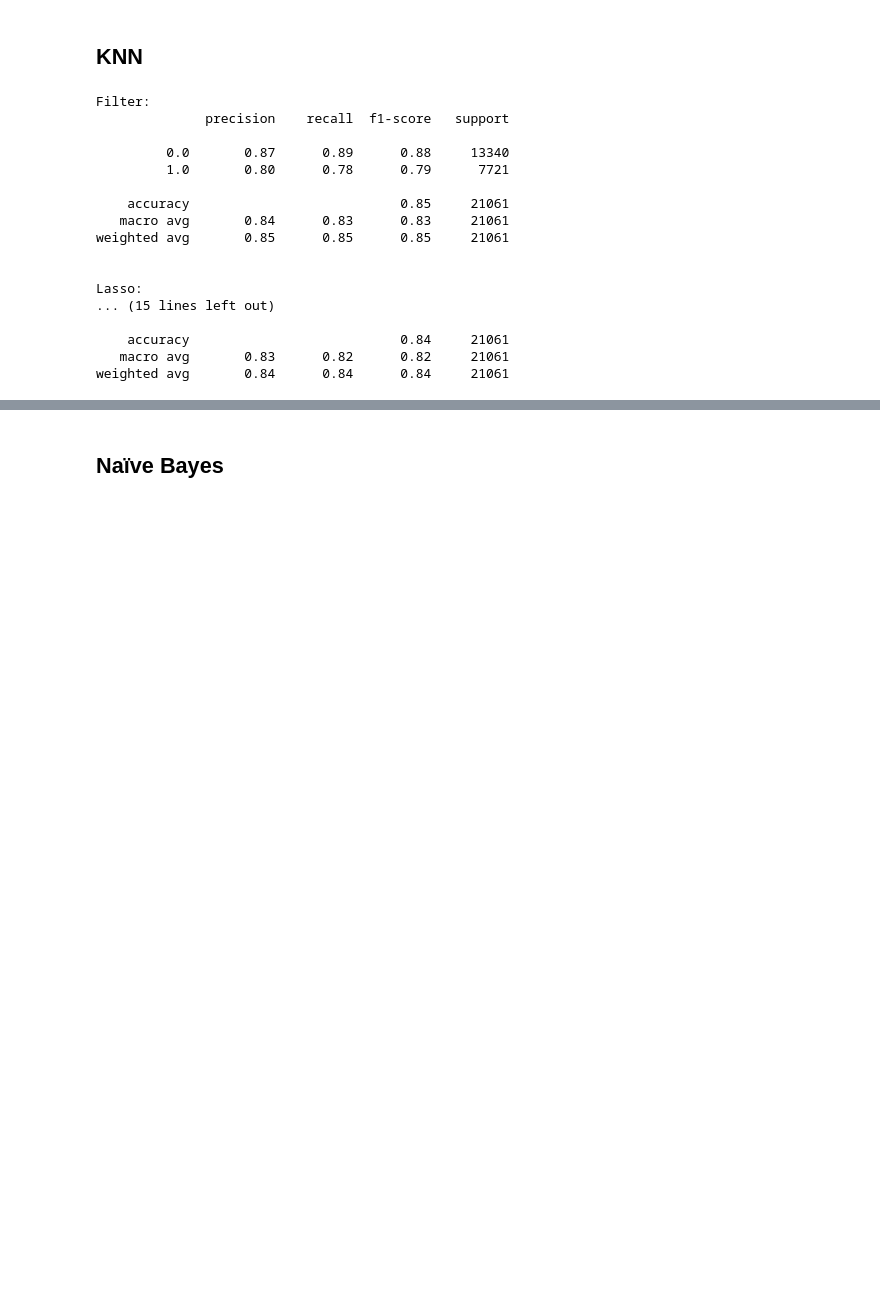
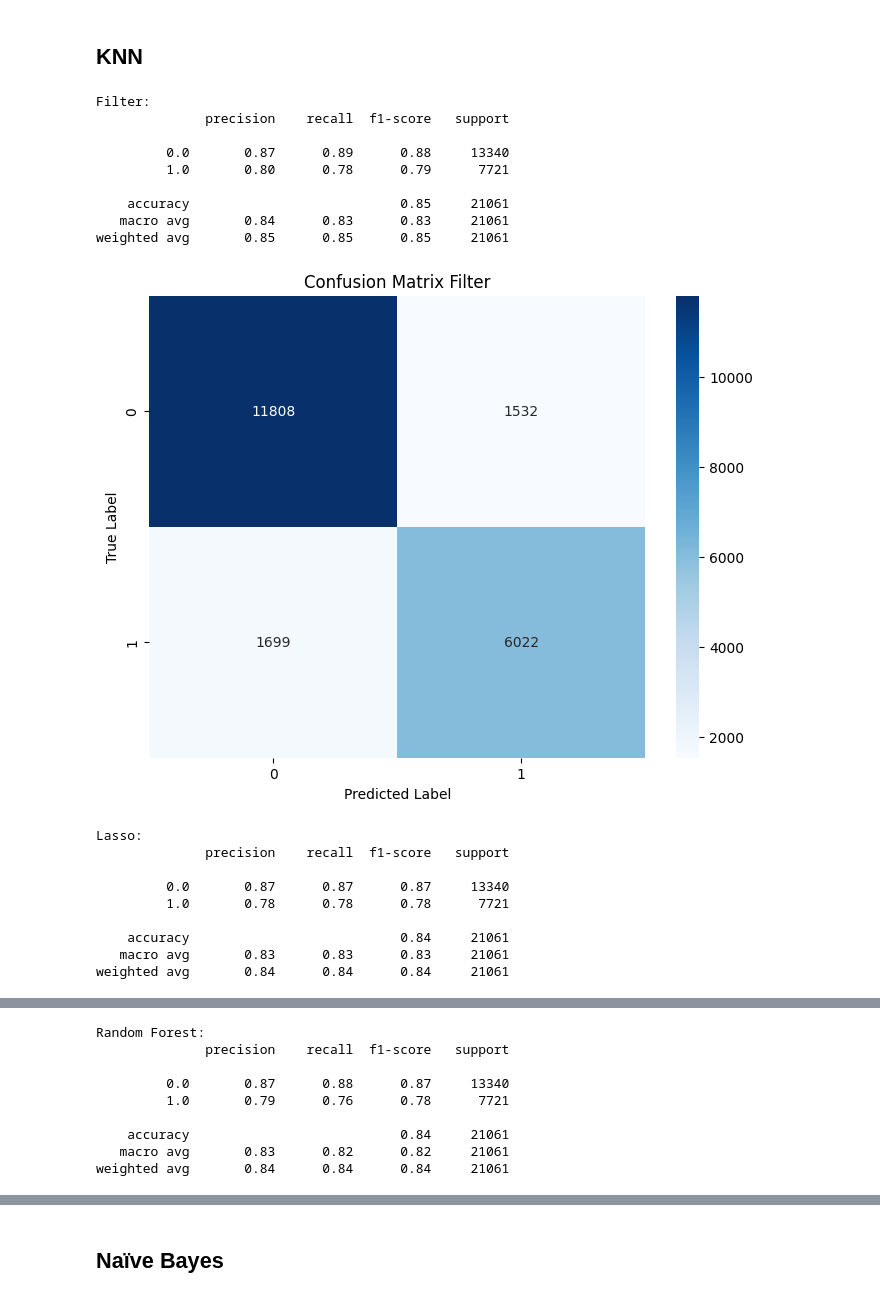
Before and after one commit to nandohos/mindd, a Jupyter notebook: TP1/TP1.ipynb, the cells around one changed output, grey strips where cells are left out. Cells and saved outputs as stored; diff of their text form; code cells hidden in the pictures; blank space fills up the shorter version.

```diff
--- a/TP1/TP1.ipynb
+++ b/TP1/TP1.ipynb
@@ -1292,38 +1298,48 @@ for name, model in knn_models:
     if name == 'Filter':
         X_train = X_train_filter
         y_train = y_train_filter
         X_test = X_test_filter
         y_test = y_test_filter
     elif name == 'Lasso':
         X_train = X_train_lasso
         y_train = y_train_lasso
         X_test = X_test_lasso
         y_test = y_test_lasso
     else:
         X_train = X_train_random_forest
         y_train = y_train_random_forest
         X_test = X_test_random_forest
         y_test = y_test_random_forest
 
     model.fit(X_train, y_train)
     y_pred = model.predict(X_test)
     print(f"\n{name}:")
     print(classification_report(y_test, y_pred))
+    # Print confusion matrix
+    cm = confusion_matrix(y_test, y_pred)
+    plt.figure(figsize=(8, 6))
+    sns.heatmap(cm, annot=True, fmt='d', cmap='Blues')
+    plt.title(f'Confusion Matrix {name}')
+    plt.ylabel('True Label')
+    plt.xlabel('Predicted Label')
+    plt.show()
 # %% [output]
 Filter:
               precision    recall  f1-score   support
 
          0.0       0.87      0.89      0.88     13340
          1.0       0.80      0.78      0.79      7721
 
     accuracy                           0.85     21061
    macro avg       0.84      0.83      0.83     21061
 weighted avg       0.85      0.85      0.85     21061
-
-
-Lasso:
-... (15 lines left out)
-
-    accuracy                           0.84     21061
-   macro avg       0.83      0.82      0.82     21061
-weighted avg       0.84      0.84      0.84     21061
+[figure, added]
+Lasso:
+              precision    recall  f1-score   support
+
+         0.0       0.87      0.87      0.87     13340
+         1.0       0.78      0.78      0.78      7721
+
+    accuracy                           0.84     21061
+   macro avg       0.83      0.83      0.83     21061
+weighted avg       0.84      0.84      0.84     21061
@@ -1329,0 +1347,9 @@ weighted avg       0.84      0.84      0.84     21061
+Random Forest:
+              precision    recall  f1-score   support
+
+         0.0       0.87      0.88      0.87     13340
+         1.0       0.79      0.76      0.78      7721
+
+    accuracy                           0.84     21061
+   macro avg       0.83      0.82      0.82     21061
+weighted avg       0.84      0.84      0.84     21061
```
Also changed, not shown: parts of 43 cells of this notebook.
